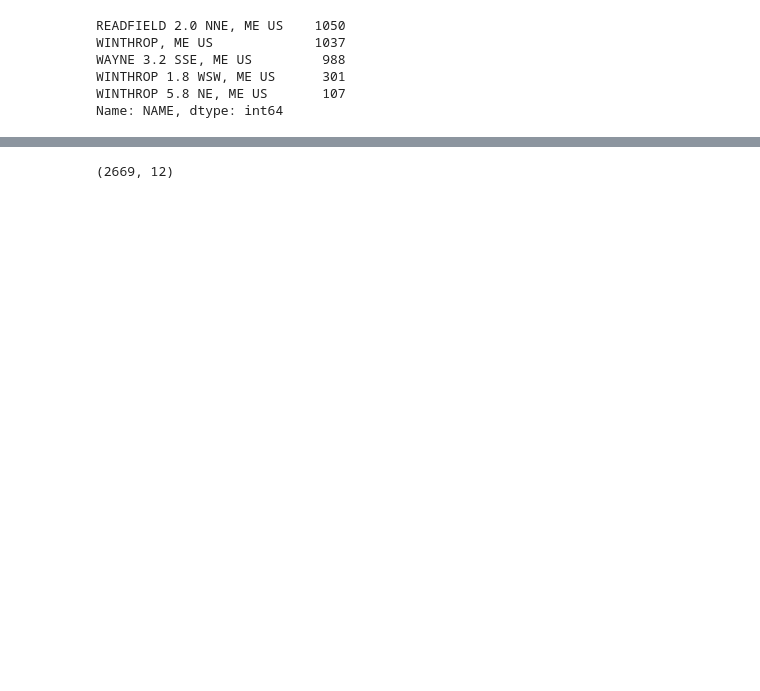
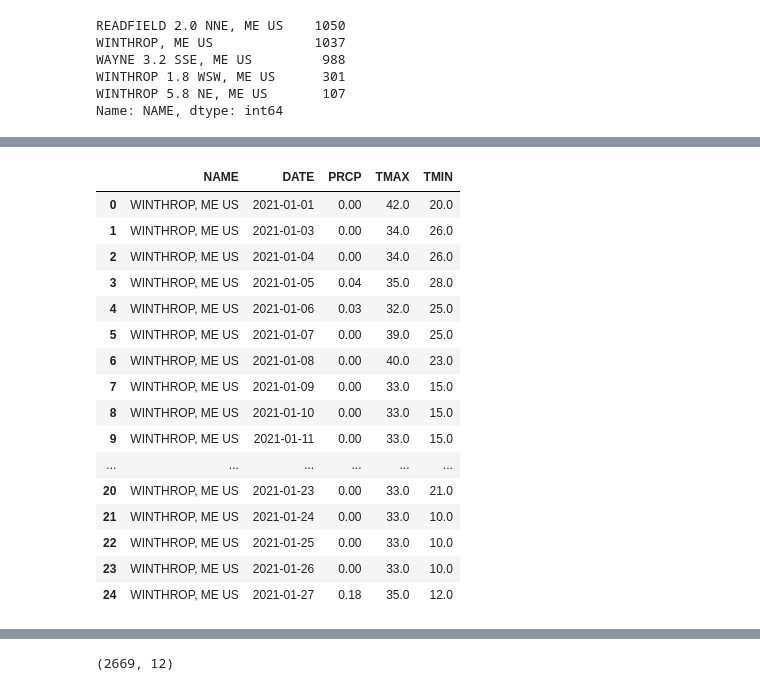
Before and after one commit to kellsweig/FOCW-Project, a Jupyter notebook: Untitled.ipynb, the cells around one changed output, grey strips where cells are left out. Cells and saved outputs as stored; diff of their text form; code cells hidden in the pictures; blank space fills up the shorter version.

```diff
--- a/Untitled.ipynb
+++ b/Untitled.ipynb
@@ -88,3 +127,23 @@ weather.drop(columns=['SNOW', 'NAME'], inplace=True)
+# %%
+weather.head(25)
+# %% [output]
+|  | NAME | DATE | PRCP | TMAX | TMIN |
+| 0 | WINTHROP, ME US | 2021-01-01 | 0.00 | 42.0 | 20.0 |
+| 1 | WINTHROP, ME US | 2021-01-03 | 0.00 | 34.0 | 26.0 |
+| 2 | WINTHROP, ME US | 2021-01-04 | 0.00 | 34.0 | 26.0 |
+| 3 | WINTHROP, ME US | 2021-01-05 | 0.04 | 35.0 | 28.0 |
+| 4 | WINTHROP, ME US | 2021-01-06 | 0.03 | 32.0 | 25.0 |
+| 5 | WINTHROP, ME US | 2021-01-07 | 0.00 | 39.0 | 25.0 |
+| 6 | WINTHROP, ME US | 2021-01-08 | 0.00 | 40.0 | 23.0 |
+| 7 | WINTHROP, ME US | 2021-01-09 | 0.00 | 33.0 | 15.0 |
+| 8 | WINTHROP, ME US | 2021-01-10 | 0.00 | 33.0 | 15.0 |
+| 9 | WINTHROP, ME US | 2021-01-11 | 0.00 | 33.0 | 15.0 |
+| ... | ... | ... | ... | ... | ... |
+| 20 | WINTHROP, ME US | 2021-01-23 | 0.00 | 33.0 | 21.0 |
+| 21 | WINTHROP, ME US | 2021-01-24 | 0.00 | 33.0 | 10.0 |
+| 22 | WINTHROP, ME US | 2021-01-25 | 0.00 | 33.0 | 10.0 |
+| 23 | WINTHROP, ME US | 2021-01-26 | 0.00 | 33.0 | 10.0 |
+| 24 | WINTHROP, ME US | 2021-01-27 | 0.18 | 35.0 | 12.0 |
 # %%
 weather.rename(columns={'DATE': 'DATE1'}, inplace=True)
 # %%
```
Also changed, not shown: parts of 28 cells of this notebook, 4 other files.
